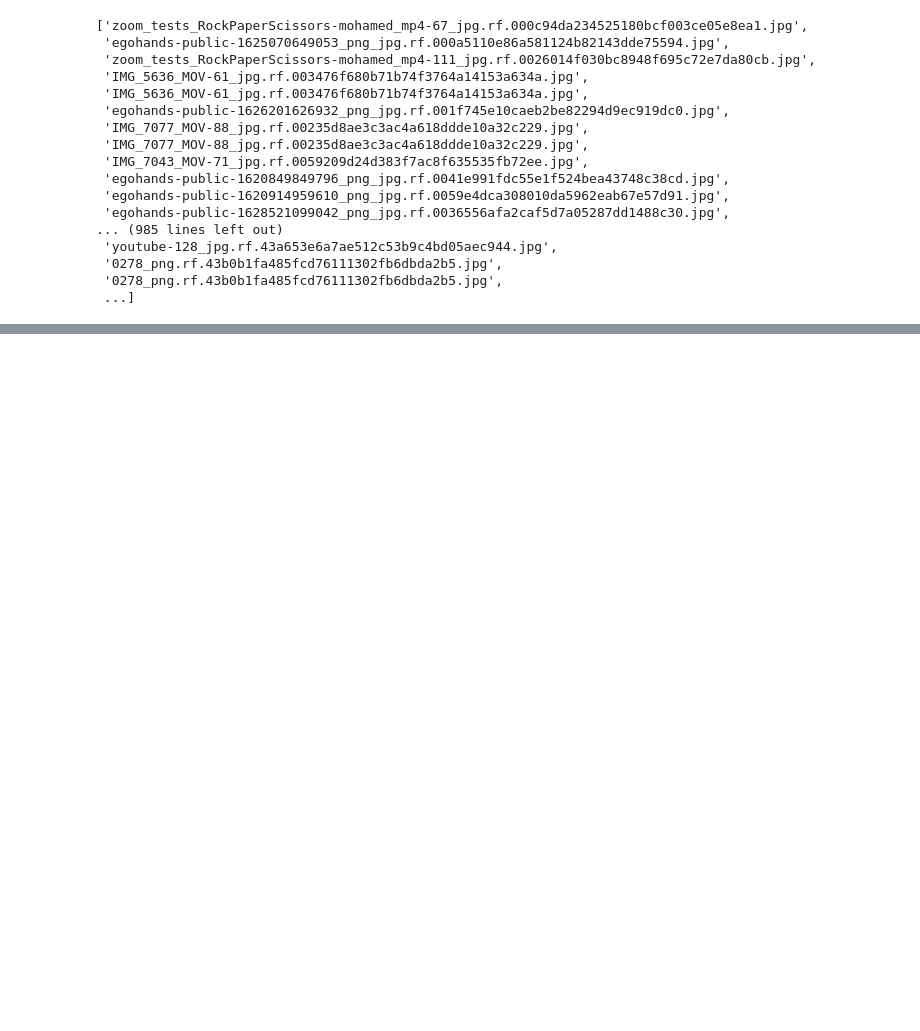
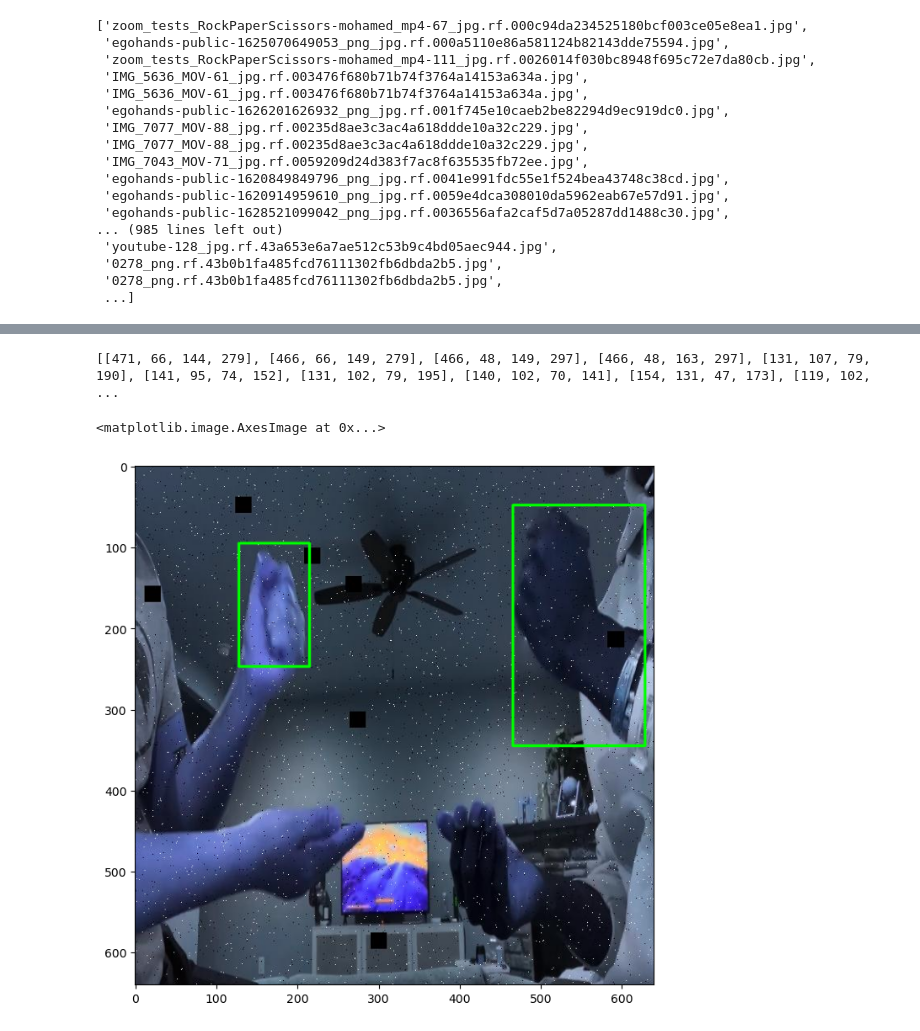
Before and after one commit to Pushkarm029/Stone-Paper-Scissors-ML-Model, a Jupyter notebook: test.ipynb, the cells around one changed output, grey strips where cells are left out. Cells and saved outputs as stored; diff of their text form; code cells hidden in the pictures; blank space fills up the shorter version.

```diff
--- a/test.ipynb
+++ b/test.ipynb
@@ -506,9 +490,12 @@ y_max = 0
 
 xt = 6
 
+arrr = []
+
+
 img22 = cv2.imread(path2 + itr_arr[xt])
 for i, rect in (enumerate(train_data[itr_arr[xt]]['region_proposal'])):
-    print(rect)
+    arrr.append(rect)
     x = rect[0][0]
     y = rect[0][1]
     w = rect[0][2]
@@ -521,18 +508,10 @@ for i, rect in (enumerate(train_data[itr_arr[xt]]['region_proposal'])):
 
     cv2.rectangle(img22, (x, y), (x+w, y+h), (0, 255, 0), 2, cv2.LINE_AA)
 
+
+print(arrr)
 # cv2.rectangle(img22, (x_min, y_min), (x_max, y_max), (255, 0, 0), 2, cv2.LINE_AA)
 
 plt.figure(figsize=(12,8))
-
-print("Non colliding rectangles")
-# print(train_data[itr_arr[9]]['region_proposal'])
-
-
-for react in train_data[itr_arr[xt]]['region_proposal']:
-    non_colliding_rectangles = remove_collisions(react)
-    for rect2 in non_colliding_rectangles:
-        print(rect2)
-
 plt.imshow(img22)
 # %% [output]
@@ -556,5 +519,24 @@ Rock
 <matplotlib.image.AxesImage at 0x...>
 [figure]
+# %%
+rectangles_list = [item[0] for item in arrr]
+print(rectangles_list)
+# %% [output]
+[[471, 66, 144, 279], [466, 66, 149, 279], [466, 48, 149, 297], [466, 48, 163, 297], [131, 107, 79, 190], [141, 95, 74, 152], [131, 102, 79, 195], [140, 102, 70, 141], [154, 131, 47, 173], [119, 102,  ...
+# %%
+# remove_collisions(rectangles_list)
+non_colliding_rect = remove_collisions(rectangles_list)
+img23 = cv2.imread(path2 + itr_arr[7])
+# non_colliding_rect
+for j, rect2 in enumerate(non_colliding_rect):
+    x, y, w, h = rect2
+    cv2.rectangle(img23, (x, y), (x+w, y+h), (0, 255, 0), 2, cv2.LINE_AA)
+
+plt.figure(figsize=(12,8))
+plt.imshow(img23)
+# %% [output]
+<matplotlib.image.AxesImage at 0x...>
+[figure, added]
 # %%
 itr_arr1 = []
 for file_path in testdata['filename']:
```
Also changed, not shown: parts of 13 cells of this notebook.
